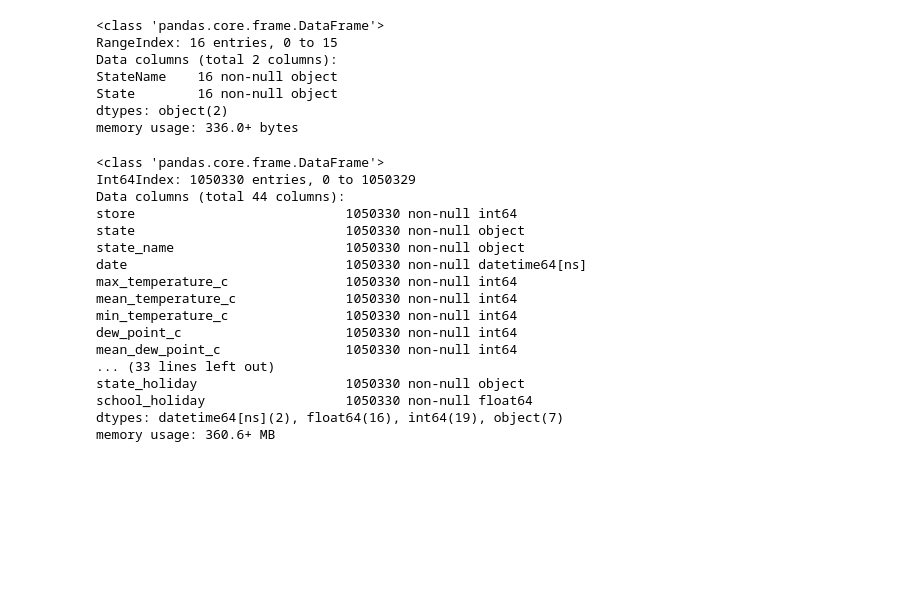
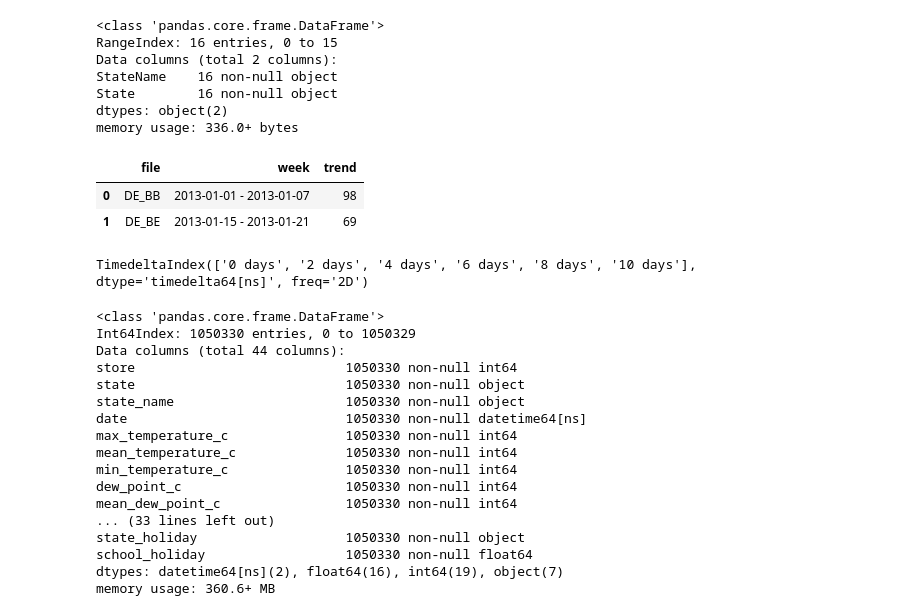
Before and after one commit to c74p/Capstone-SalesForecasting, a Jupyter notebook: notebooks/data_wrangling/datawrangling.ipynb, the cells around one changed output. Drawn from its saved outputs; the diff is of its cells as text; code cells hidden in the pictures; blank space fills up the shorter version.

```diff
--- a/notebooks/data_wrangling/datawrangling.ipynb
+++ b/notebooks/data_wrangling/datawrangling.ipynb
@@ -173,6 +173,42 @@ StateName    16 non-null object
 State        16 non-null object
 dtypes: object(2)
 memory usage: 336.0+ bytes
+# %%
+fake = pd.DataFrame({'file': ['DE_BB', 'DE_BE', np.nan], 'week': ['2013-01-01 - 2013-01-07', '2013-01-15 - 2013-01-21', 'dropped'], 'trend': [98, 69, 12]})
+fake.dropna(axis='index', inplace=True)
+fake
+# %% [output]
+|  | file | week | trend |
+| 0 | DE_BB | 2013-01-01 - 2013-01-07 | 98 |
+| 1 | DE_BE | 2013-01-15 - 2013-01-21 | 69 |
+# %%
+fake = pd.DataFrame({'file': ['DE_BB', 'DE_BE'], 'week': ['2013-01-06 - 2013-01-12', '2013-01-20 - 2013-01-26'], 'trend': [98, 69]})
+#fake['state'] = fake.file.str[-2:]
+#fake.loc[fake.state == 'NI', 'state'] = 'HB,NI'
+#fake['week_start'] = pd.to_datetime(fake.week.str[:10])
+start_date = pd.to_datetime(fake.week.min()[:10])
+end_date = pd.to_datetime(fake.week.max()[-10:])
+days = np.arange(start_date, end_date + pd.to_timedelta('1D'), pd.to_timedelta('1D'))
+#weeks = np.arange(start_date, end_date + pd.to_timedelta('1D'), pd.to_timedelta('7D'))
+#all_weeks = pd.Series(sorted(np.hstack([weeks for i in range(0,7)]))) # 1036
+#week_lookup = pd.DataFrame({'date': days, 'Week_Start': all_weeks})
+#fake = week_lookup.merge(fake, left_on='Week_Start', right_on='week_start')
+#fake = fake.drop(['file', 'Week_Start', 'week'], axis='columns') #len=14504
+#fake
+#fake.Week_Start.dtype # dtype('<M8[ns]')
+#fake.week_start.dtype # dtype('<M8[ns]')
+a = pd.DataFrame({'day': days})
+# a['week'] = a['day'] - pd.offsets.Week(-1)
+#a['week'] = a['day'] - pd.offsets.Week(weekday=6)
+#a['week'] = a['day'] - pd.offsets.DateOffset(weekday=6)
+offsets = pd.Series(pd.to_timedelta([f'{i}D' for i in range(6)]))
+(pd.to_timedelta([f'{i}D' for i in range(6)])) + (pd.to_timedelta([f'{i}D' for i in range(6)]))
+#a['week'] = a['day'] - offsets
+#a
+#pd.to_timedelta('1D')
+# [f'{i}D' for i in range(10)]
+# %% [output]
+TimedeltaIndex(['0 days', '2 days', '4 days', '6 days', '8 days', '10 days'], dtype='timedelta64[ns]', freq='2D')
 # %%
 df.isnull().any()
 df.info()
```
Also changed, not shown: 2 other files.
